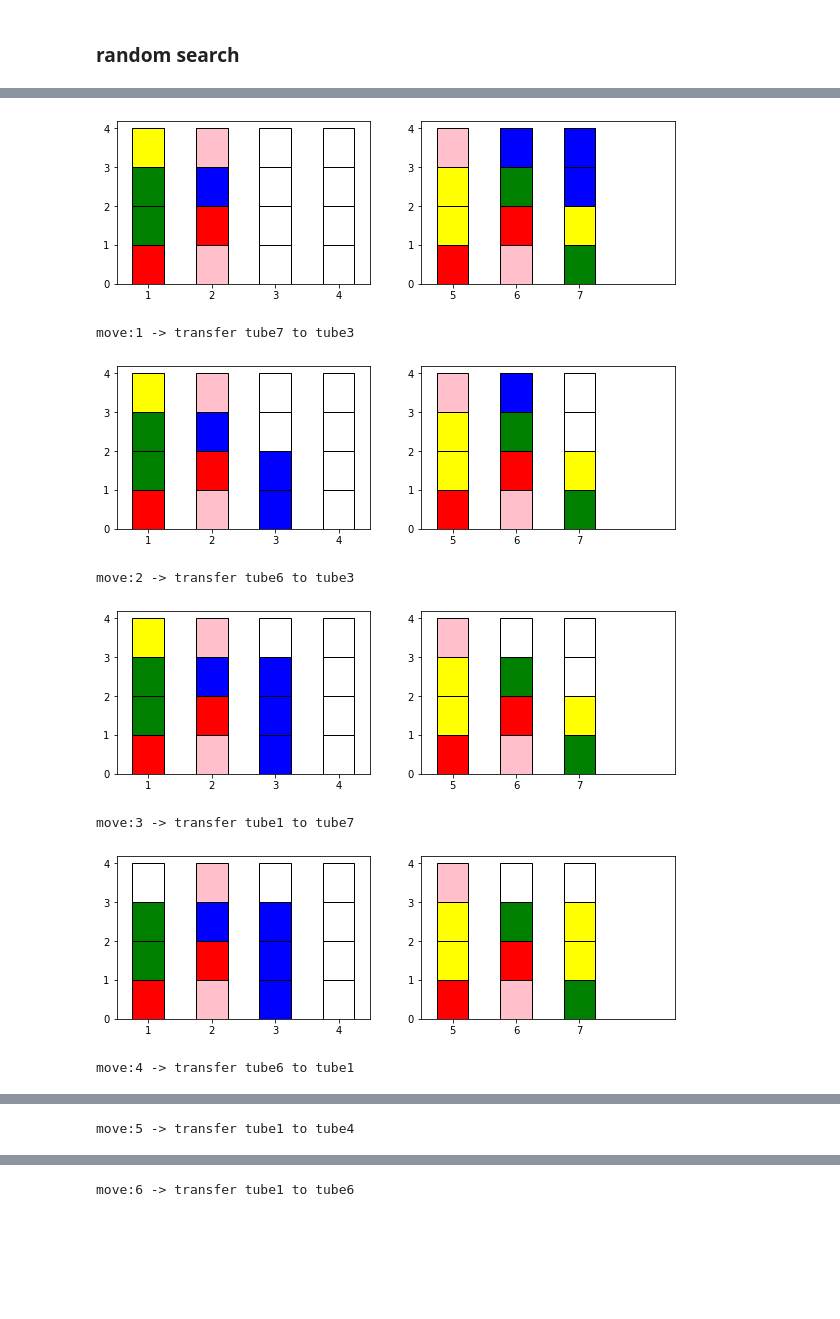
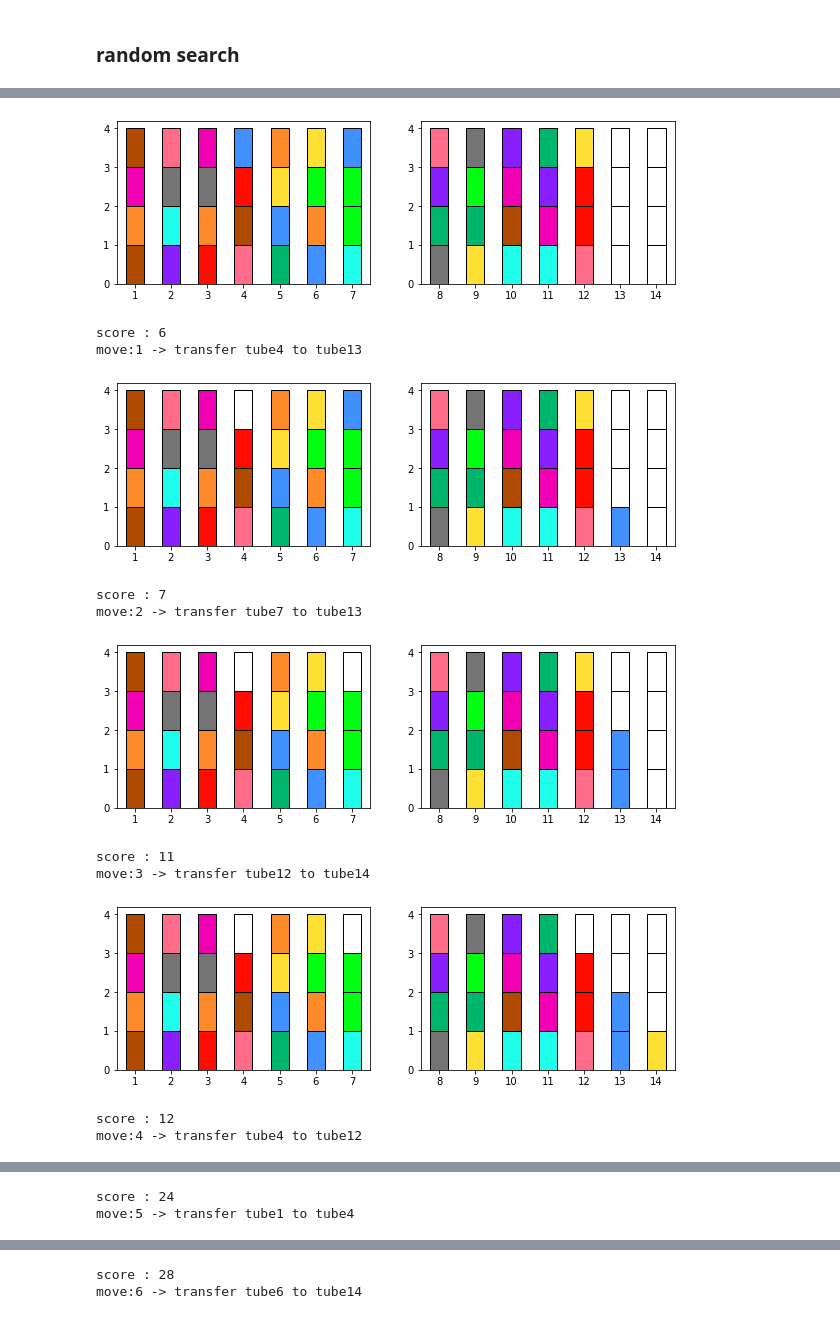
Before and after one commit to Jwalin1/Python-programs, a Jupyter notebook: Games/Color-Sort/notebooks/ColorSort_solver.ipynb, the cells around one changed output, grey strips where cells are left out. Drawn from its saved outputs; the diff is of its cells as text; code cells hidden in the pictures; blank space fills up the shorter version.

```diff
--- a/Games/Color-Sort/notebooks/ColorSort_solver.ipynb
+++ b/Games/Color-Sort/notebooks/ColorSort_solver.ipynb
@@ -173,17 +210,19 @@ import random
 # %% [markdown]
 ### sequential backtracking
 # %%
-def seq_backtrack(original_tubes, shuffle=False):
+def seq_backtrack(original_tubes, shuffle=False, seed=None):
   tubes = copytubes(original_tubes)
   if shuffle:
     indxs = list(range(len(tubes)))
-    random.shuffle(indxs)
+    if seed is not None:
+      rng = np.random.default_rng(seed)
+    np.random.shuffle(indxs)
     shuffled_tubes = [tubes[indx] for indx in indxs]
     tubes = shuffled_tubes
   solved = False
   tubes_state = []
 
-  run=0; max_moves=0
+  run=0; max_moves=0; prev_score=-100
   while True:
     if allSame(tubes):
       solved = True
@@ -199,18 +238,20 @@ def seq_backtrack(original_tubes, shuffle=False):
           new_tubes = copytubes(tubes)
           # pass a copy of the list so that the original is not changed after the transfer
           _, _, chunk_size = transfer(new_tubes[i], new_tubes[j])
-          if new_tubes not in visited_tubes:
+          score = tubes_score(new_tubes)
+          if (new_tubes not in visited_tubes) and (score > prev_score):
             #print("move:%d -> transfer tube%d to tube%d"%(move_indx,i+1,j+1))
             move = (i,j)
-            possible_moves.append((move, chunk_size))
+            possible_moves.append((move, score))
         # check transfer in reverse order
         if check_transfer(tube2, tube1):
           new_tubes = copytubes(tubes)
           _, _, chunk_size = transfer(new_tubes[j], new_tubes[i])
-          if new_tubes not in visited_tubes:
+          score = tubes_score(new_tubes)
+          if (new_tubes not in visited_tubes) and (score > prev_score):
             #print("move:%d -> transfer tube%d to tube%d"%(move_indx,j+1,i+1))
             move = (j,i)
-            possible_moves.append((move, chunk_size))
+            possible_moves.append((move, score))
       # end loop for tube to be transferred to
     # end loop for tube to be transferred from
 
@@ -230,14 +271,15 @@ def seq_backtrack(original_tubes, shuffle=False):
           transfer(tube1,tube2)
           break
     else:
-      # pick the move which results in the biggest chunk
+      # pick the move which results in the highest score
       possible_moves.sort(key=lambda x:x[1], reverse=True)
       move, _ = possible_moves[0]
       tubes_state.append([copytubes(tubes), possible_moves, 0])
-      # sending original tubes instead of copy to transfer function
       i, j = move
       tube1, tube2 = tubes[i], tubes[j]
+      # sending original tubes instead of copy to transfer function
       transfer(tube1,tube2)
+    prev_score = tubes_score(tubes)
 
     if len(tubes_state) == 0: break
 
@@ -354,15 +394,19 @@ move:18 -> transfer tube4 to tube7
 # %%
 from colorsort_game import playGame, replaceColors
 
-colrs = {'p':"pink", 'b':"blue", 'r':"red", 'y':"yellow", 'g':"green"}
-tubes = replaceColors(original_tubes, colrs)
-playGame(tubes, moves)
+# colrs = {'p':"pink", 'b':"blue", 'r':"red", 'y':"yellow", 'g':"green"}
+# tubes = replaceColors(original_tubes, colrs)
+playGame(original_tubes, moves)
 # %% [output]
-[figure, old version]
+[figure, new version]
-move:1 -> transfer tube7 to tube3
+score : 6
+move:1 -> transfer tube4 to tube13
-[figure, old version]
+[figure, new version]
-move:2 -> transfer tube6 to tube3
+score : 7
+move:2 -> transfer tube7 to tube13
-[figure, old version]
+[figure, new version]
-move:3 -> transfer tube1 to tube7
+score : 11
+move:3 -> transfer tube12 to tube14
-[figure, old version]
+[figure, new version]
-move:4 -> transfer tube6 to tube1
+score : 12
+move:4 -> transfer tube4 to tube12
@@ -370 +414,2 @@ move:4 -> transfer tube6 to tube1
+score : 24
 move:5 -> transfer tube1 to tube4
@@ -372 +417,2 @@ move:5 -> transfer tube1 to tube4
-move:6 -> transfer tube1 to tube6
+score : 28
+move:6 -> transfer tube6 to tube14
```
Also changed, not shown: parts of 12 cells of this notebook.
